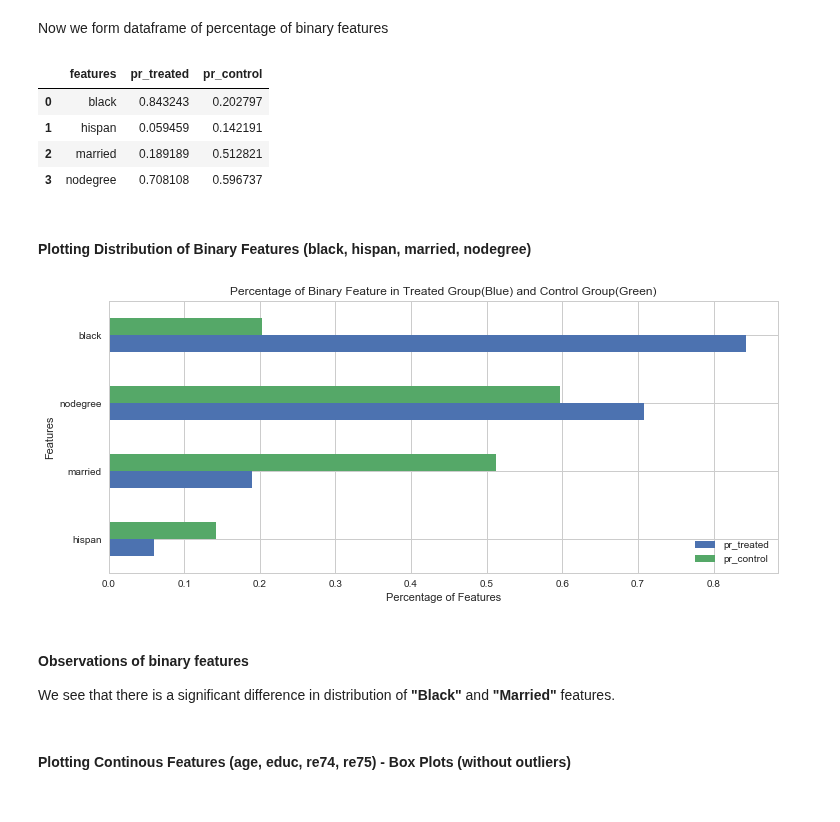
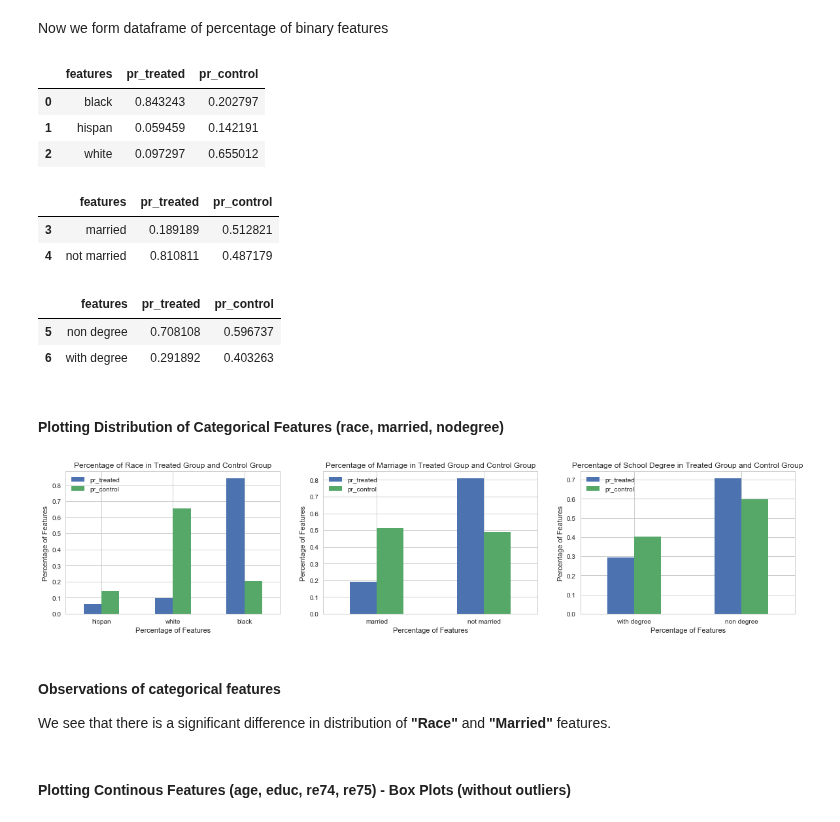
Before and after one commit to sanadhis/ADA-2017, a Jupyter notebook: 04 - Applied ML/Homework04.ipynb, the cells around one changed output. Drawn from its saved outputs; the diff is of its cells as text; code cells hidden in the pictures.

```diff
--- a/04 - Applied ML/Homework04.ipynb
+++ b/04 - Applied ML/Homework04.ipynb
@@ -208,6 +210,8 @@ n_black_treated_raw    = df_treated_raw.loc[df_treated_raw["black"]==1].shape[0]
 n_black_control_raw    = df_control_raw.loc[df_control_raw["black"]==1].shape[0]
 n_hispan_treated_raw   = df_treated_raw.loc[df_treated_raw["hispan"]==1].shape[0]
 n_hispan_control_raw   = df_control_raw.loc[df_control_raw["hispan"]==1].shape[0]
+n_white_treated_raw    = df_treated_raw.loc[(df_treated_raw["hispan"]==0) & (df_treated_raw["black"]==0)].shape[0]
+n_white_control_raw    = df_control_raw.loc[(df_control_raw["hispan"]==0) & (df_control_raw["black"]==0)].shape[0]
 n_married_treated_raw  = df_treated_raw.loc[df_treated_raw["married"]==1].shape[0]
 n_married_control_raw  = df_control_raw.loc[df_control_raw["married"]==1].shape[0]
 n_nodegree_treated_raw = df_treated_raw.loc[df_treated_raw["nodegree"]==1].shape[0]
@@ -217,6 +221,8 @@ print("Number of Black Subject in Treated Group: ",n_black_treated_raw)
 print("Number of Black Subject in Control Group: ",n_black_control_raw)
 print("Number of Hispan Subject in Treated Group: ",n_hispan_treated_raw)
 print("Number of Hispan Subject in Control Group: ",n_hispan_control_raw)
+print("Number of White Subject in Treated Group: ",n_white_treated_raw)
+print("Number of White Subject in Control Group: ",n_white_control_raw)
 print("Number of Married Subject in Treated Group: ",n_married_treated_raw)
 print("Number of Married Subject in Control Group: ",n_married_control_raw)
 print("Number of Nodegree Subject in Treated Group: ",n_nodegree_treated_raw)
@@ -238,6 +246,8 @@ pr_black_treated_raw    = n_black_treated_raw    / n_treated_raw
 pr_black_control_raw    = n_black_control_raw    / n_control_raw
 pr_hispan_treated_raw   = n_hispan_treated_raw   / n_treated_raw
 pr_hispan_control_raw   = n_hispan_control_raw   / n_control_raw
+pr_white_treated_raw    = n_white_treated_raw    / n_treated_raw
+pr_white_control_raw    = n_white_control_raw    / n_control_raw
 pr_married_treated_raw  = n_married_treated_raw  / n_treated_raw
 pr_married_control_raw  = n_married_control_raw  / n_control_raw
 pr_nodegree_treated_raw = n_nodegree_treated_raw / n_treated_raw
@@ -246,34 +256,69 @@ pr_nodegree_control_raw = n_nodegree_control_raw / n_control_raw
 Now we form dataframe of percentage of binary features
 # %%
 data = {
-        'features':['black','hispan','married','nodegree'],
-        'pr_treated':[pr_black_treated_raw, pr_hispan_treated_raw, pr_married_treated_raw, pr_nodegree_treated_raw],
-        'pr_control':[pr_black_control_raw, pr_hispan_control_raw, pr_married_control_raw, pr_nodegree_control_raw]
+        'features':['black','hispan','white', 'married', 'not married', 'non degree', 'with degree'],
+        'pr_treated':[pr_black_treated_raw, pr_hispan_treated_raw, pr_white_treated_raw, \
+                      pr_married_treated_raw, 1 - pr_married_treated_raw, \
+                      pr_nodegree_treated_raw, 1 - pr_nodegree_treated_raw],
+        'pr_control':[pr_black_control_raw, pr_hispan_control_raw, pr_white_control_raw, \
+                      pr_married_control_raw, 1 - pr_married_control_raw, \
+                      pr_nodegree_control_raw, 1 - pr_nodegree_control_raw]
        }
 
 # form dataframe of percentage of binary features
-df_binary_features_pr = (pd.DataFrame(data, columns = ['features', 'pr_treated', 'pr_control']))
-df_binary_features_pr
+df_categorical_features_pr = (pd.DataFrame(data, columns = ['features', 'pr_treated', 'pr_control']))
+display(df_categorical_features_pr[0:3])
+display(df_categorical_features_pr[3:5])
+display(df_categorical_features_pr[5:])
 # %% [output]
 |  | features | pr_treated | pr_control |
 | 0 | black | 0.843243 | 0.202797 |
 | 1 | hispan | 0.059459 | 0.142191 |
-| 2 | married | 0.189189 | 0.512821 |
-| 3 | nodegree | 0.708108 | 0.596737 |
+| 2 | white | 0.097297 | 0.655012 |
+|  | features | pr_treated | pr_control |
+| 3 | married | 0.189189 | 0.512821 |
+| 4 | not married | 0.810811 | 0.487179 |
+|  | features | pr_treated | pr_control |
+| 5 | non degree | 0.708108 | 0.596737 |
+| 6 | with degree | 0.291892 | 0.403263 |
 # %% [markdown]
-#### Plotting Distribution of Binary Features (black, hispan, married, nodegree)
+
+#### Plotting Distribution of Categorical Features (race, married, nodegree)
-# %%
-# use bar chart to depict percentage of binary values in dataset
-ax = df_binary_features_pr.sort_values(["pr_treated"]) \
-                          .plot.barh(y=["pr_treated","pr_control"],x=["features"], figsize=(12,5))
-ax.set_xlabel('Percentage of Features');
-ax.set_ylabel('Features');
-ax.set_title('Percentage of Binary Feature in Treated Group(Blue) and Control Group(Green)');
-# %% [output]
-[figure, removed]
+# %%
+# function for ploting distribution
+# use bar chart to depict percentage of binary values in dataset
+def add_subplot(data, position, title_):
+    ax = data.sort_values(["pr_treated"]) \
+                          .plot.bar(ax = position, y=["pr_treated","pr_control"],x=["features"], figsize=(20,4), rot = 0)
+    ax.set_xlabel('Percentage of Features');
+    ax.set_ylabel('Percentage of Features');
+    ax.set_title(title_);
+
+# create subplot
+fig, axes = plt.subplots(nrows=1, ncols=3)
+
+# first, let's plot the distribution of race
+add_subplot(df_categorical_features_pr[0:3],
+            axes[0],
+            'Percentage of Race in Treated Group and Control Group'
+            )
+
+# second, let's plot the distribution of marriage
+add_subplot(df_categorical_features_pr[3:5],
+            axes[1],
+            'Percentage of Marriage in Treated Group and Control Group'
+            )
+
+# third, let's plot the degree
+add_subplot(df_categorical_features_pr[5:7],
+            axes[2],
+            'Percentage of School Degree in Treated Group and Control Group'
+            )
+# %% [output]
+[figure, added]
 # %% [markdown]
-#### Observations of binary features
-We see that there is a significant difference in distribution of **"Black"** and **"Married"** features.
+#### Observations of categorical features
+We see that there is a significant difference in distribution of **"Race"** and **"Married"** features.
 # %% [markdown]
 #### Plotting Continous Features (age, educ, re74, re75) - Box Plots (without outliers)
 # %%
```
Also changed, not shown: parts of 39 cells of this notebook, 1 other file.
